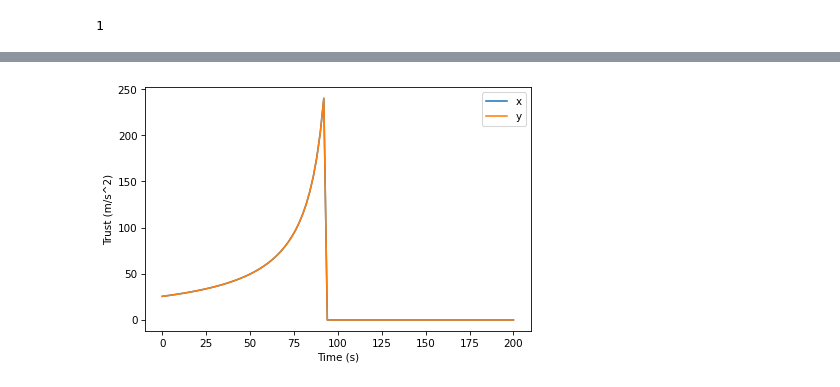
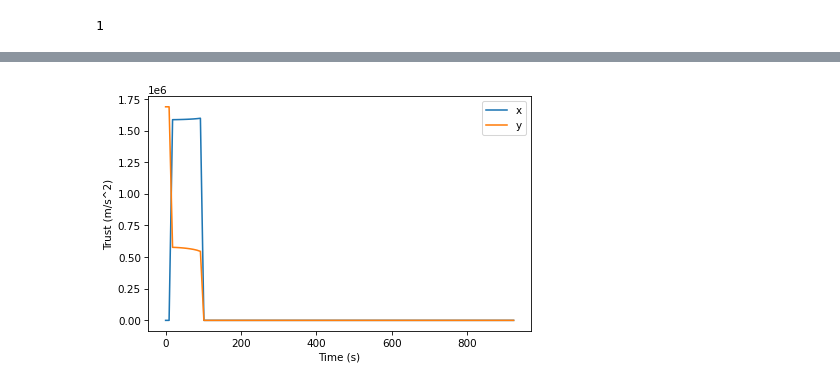
Before and after one commit to ShadowRonin/rocket-trajectory, a Jupyter notebook: rocketsim.ipynb, the cells around one changed output, grey strips where cells are left out. Saved outputs shown, nothing was run; the diff lists cells and outputs as text; code cells hidden in the pictures.

```diff
--- a/rocketsim.ipynb
+++ b/rocketsim.ipynb
@@ -100,16 +93,16 @@ from turnover import calc_angle
 
 def make_system(params):
     y = params.earth_diameter / 2
+    P = Vector(params.x, y)
 
     # convert angle to radians
-    angle = calc_angle(y, params)
-    theta = deg2rad(angle)
+    gnc = get_gnc(0, P, params)
 
     # compute x and y components of velocity
-    vx, vy = pol2cart(theta, params.speed)
+    vx, vy = pol2cart(gnc.facing, params.starting_speed)
 
     # make the initial state
-    G = calc_gravity(Vector(params.x, y), params)
+    G = calc_gravity(P, params)
     mass = params.mass
 
     init = State(x=params.x, y=y, vx=vx, vy=vy)
@@ -162,13 +155,15 @@ print(calc_mass(system.burn_time * 2, system))
 def calculate_all(t, x, y, vx, vy):
     V = Vector(vx, vy)
     P = Vector (x, y)
+
+    gnc = get_gnc(t, P, system)
 
     mass = calc_mass(t, system)
 
     f_drag = drag_force(V, P, system)
     a_drag = f_drag / mass
 
-    f_thrust = thrust_force(t, y, system)
+    f_thrust = thrust_force(t, gnc, system)
     a_thrust = f_thrust / mass
 
     G = calc_gravity(P, system)
@@ -203,7 +198,8 @@ slope_func(0, system.init, system)
 # %%
 def event_func(t, state, system):
     x, y, vx, vy = state
-    return y if t > 0 else 1
+    height_above_earth = vector_mag(Vector(x, y)) - (0.5 * system.earth_diameter)
+    return height_above_earth if t > 0 else 1
 # %%
 event_func(0, system.init, system)
 # %% [output]
@@ -269,8 +265,10 @@ more_results = {
     'ay': pd.Series(),
     'gx': pd.Series(),
     'gy': pd.Series(),
-    'tx': pd.Series(),
-    'ty': pd.Series(),
+    'atx': pd.Series(),
+    'aty': pd.Series(),
+    'ftx': pd.Series(),
+    'fty': pd.Series(),
     'mass': pd.Series()
     }
 
@@ -280,8 +278,10 @@ for t in results.x.index:
     more_results['ay'][t] = calculations.acceleration.total.y
     more_results['gx'][t] = calculations.acceleration.gravity.x
     more_results['gy'][t] = calculations.acceleration.gravity.y
-    more_results['tx'][t] = calculations.acceleration.trust.x
-    more_results['ty'][t] = calculations.acceleration.trust.y
+    more_results['atx'][t] = calculations.acceleration.trust.x
+    more_results['aty'][t] = calculations.acceleration.trust.y
+    more_results['atx'][t] = calculations.forces.trust.x
+    more_results['aty'][t] = calculations.forces.trust.y
     more_results['mass'][t] = calculations.mass
 
 more_df = pd.DataFrame(data=more_results)
@@ -296,11 +296,11 @@ decorate(xlabel='Time (s)',
 # %%
-more_df.tx.plot(label='x')
-more_df.ty.plot(label='y')
+more_df.atx.plot(label='x')
+more_df.aty.plot(label='y')
 
 decorate(xlabel='Time (s)',
             ylabel='Trust (m/s^2)')
 # %% [output]
-[figure, old version]
+[figure, new version]
 # %%
 more_df.gx.plot(label='x')
 more_df.gy.plot(label='y')
```
Also changed, not shown: parts of 14 cells of this notebook, 3 other files.
